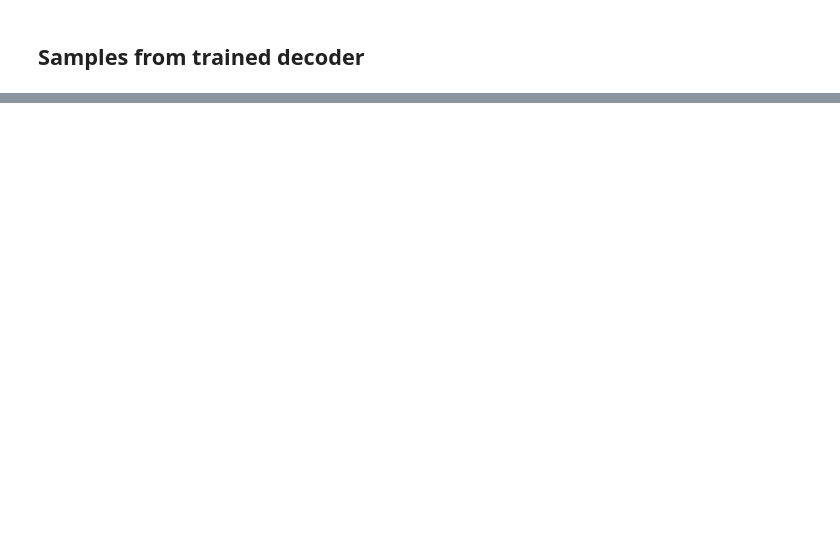
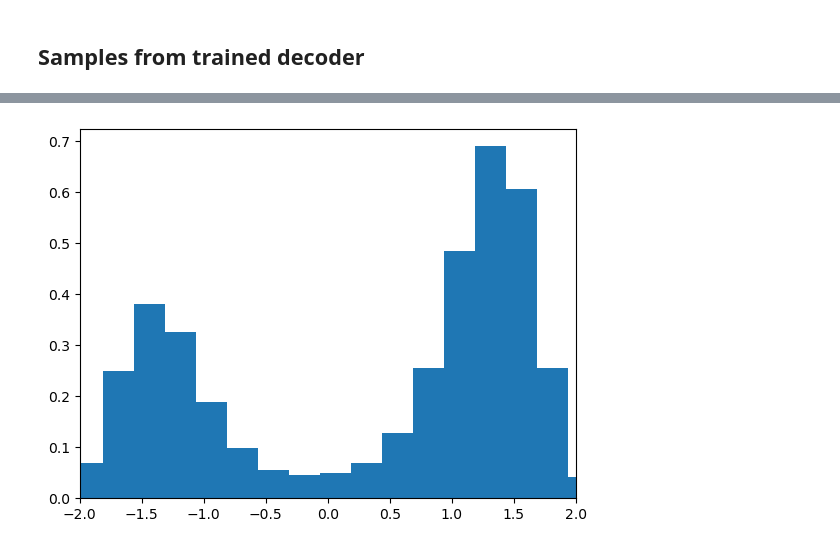
Before and after one commit to elizavetasemenova/PriorCVAE_JAX, a Jupyter notebook: examples/DW_SDE_PriorVAE.ipynb, the cells around one changed output, grey strips where cells are left out. Saved outputs shown, nothing was run; the diff lists cells and outputs as text; code cells hidden in the pictures; blank space fills up the shorter version.

```diff
--- a/examples/DW_SDE_PriorVAE.ipynb
+++ b/examples/DW_SDE_PriorVAE.ipynb
@@ -151,5 +194,8 @@ plt.show()
 # %%
 plt.hist(sample_y_train.reshape(-1), bins=20, density=True)
+plt.xlim([-2, 2])
 plt.show()
+# %% [output]
+[figure, added]
 # %%
 # save_model_params("DW/16000_3_hidden", trainer.state.params)
```
Also changed, not shown: parts of 8 cells of this notebook, 1 other file.
